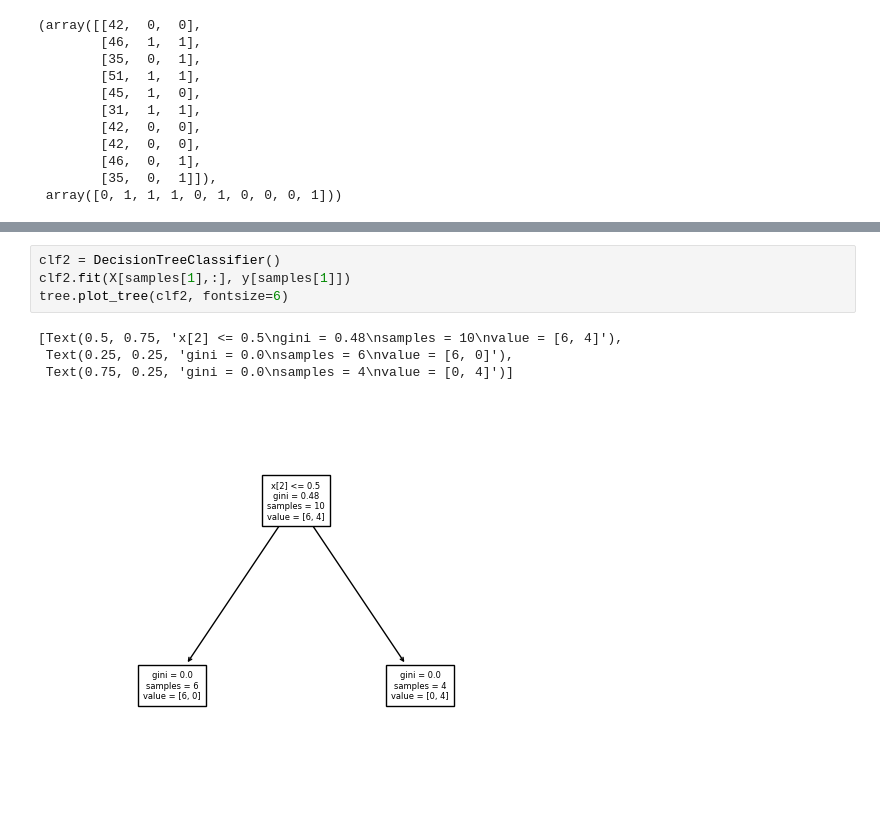
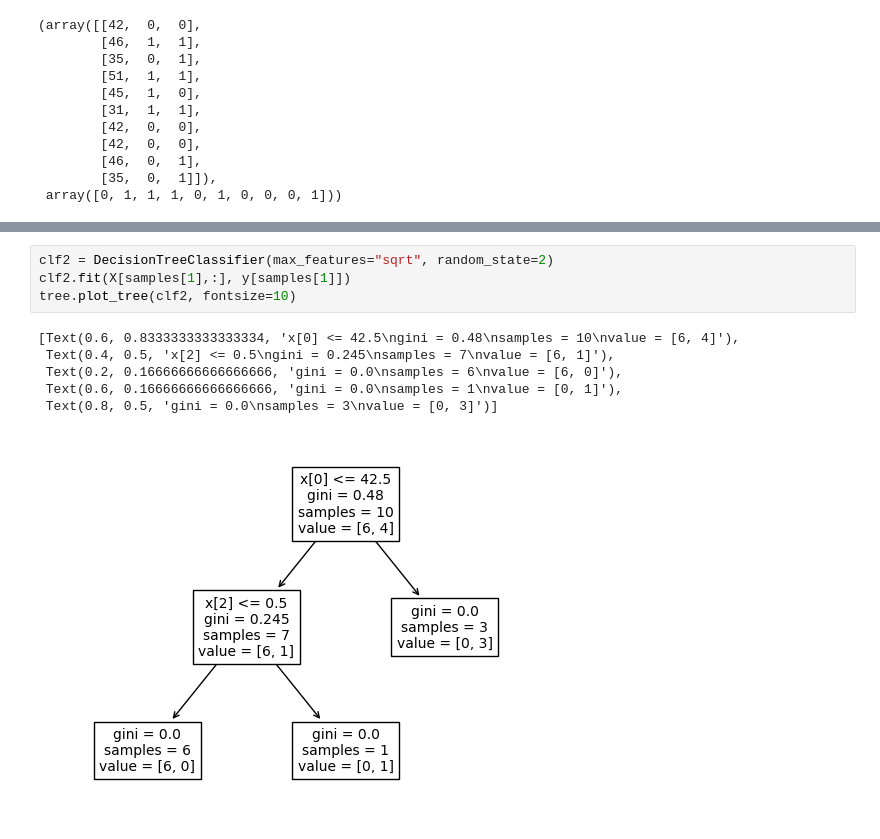
Before and after one commit to froukje/datamapu, a Jupyter notebook: notebooks/code_examples.ipynb, the cells around one changed output, grey strips where cells are left out. Saved outputs shown, nothing was run; the diff lists cells and outputs as text.

```diff
--- a/notebooks/code_examples.ipynb
+++ b/notebooks/code_examples.ipynb
@@ -346,10 +346,12 @@ tree.plot_tree(clf1, fontsize=6)
 # %%
-clf2 = DecisionTreeClassifier()
+clf2 = DecisionTreeClassifier(max_features="sqrt", random_state=2)
 clf2.fit(X[samples[1],:], y[samples[1]])
-tree.plot_tree(clf2, fontsize=6)
+tree.plot_tree(clf2, fontsize=10)
 # %% [output]
-[Text(0.5, 0.75, 'x[2] <= 0.5\ngini = 0.48\nsamples = 10\nvalue = [6, 4]'),
- Text(0.25, 0.25, 'gini = 0.0\nsamples = 6\nvalue = [6, 0]'),
- Text(0.75, 0.25, 'gini = 0.0\nsamples = 4\nvalue = [0, 4]')]
+[Text(0.6, 0.8333333333333334, 'x[0] <= 42.5\ngini = 0.48\nsamples = 10\nvalue = [6, 4]'),
+ Text(0.4, 0.5, 'x[2] <= 0.5\ngini = 0.245\nsamples = 7\nvalue = [6, 1]'),
+ Text(0.2, 0.16666666666666666, 'gini = 0.0\nsamples = 6\nvalue = [6, 0]'),
+ Text(0.6, 0.16666666666666666, 'gini = 0.0\nsamples = 1\nvalue = [0, 1]'),
+ Text(0.8, 0.5, 'gini = 0.0\nsamples = 3\nvalue = [0, 3]')]
-[figure, old version]
+[figure, new version]
 # %%
```
Also changed, not shown: parts of 2 cells of this notebook, 7 other files.
